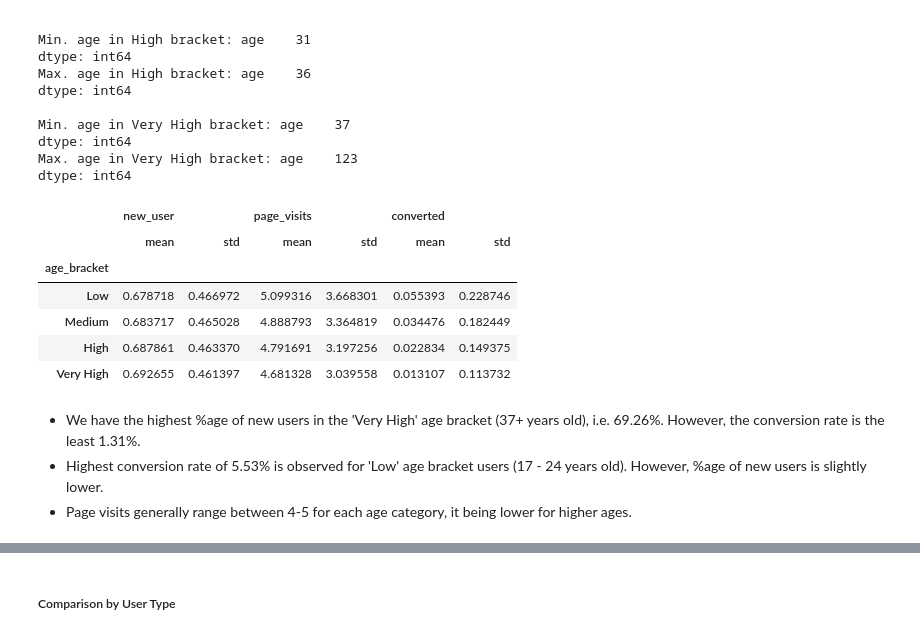
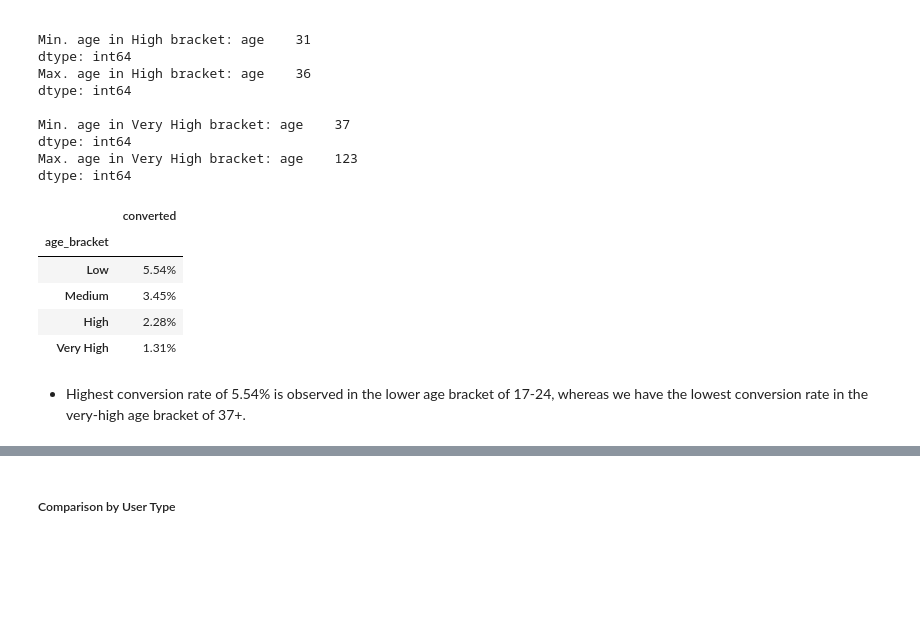
Before and after one commit to traha-89/Portafoglio, a Jupyter notebook: Landing Page Optimization/LP_CRAnalysis_Prediction_2.ipynb, the cells around one changed output, grey strips where cells are left out. Cells and saved outputs as stored; diff of their text form; code cells hidden in the pictures; blank space fills up the shorter version.

```diff
--- a/Landing Page Optimization/LP_CRAnalysis_Prediction_2.ipynb
+++ b/Landing Page Optimization/LP_CRAnalysis_Prediction_2.ipynb
@@ -97,7 +97,7 @@ Initial Observations:
 - *converted* would imply sale/conversion in that particular record/session. Average value of 0.0322 implies about 3.22% aggregate conversion rate.
 # %%
 # Convert String columns as Categorical
-cols = ['country', 'source']
+cols = ['country', 'source','new_user']
 df_original[cols] = df_original[cols].astype('category')
 
 df_original.info()
@@ -406,16 +360,13 @@ Max. age in Very High bracket: age    123
 dtype: int64
 # %%
 # Comparison of Average and Std. Deviation of New User, Page Visits and Conversion by Age
-age_review.groupby(['age_bracket'])[['new_user','page_visits','converted']].agg(['mean','std']).style.background_gradient()
+age_review.groupby(['age_bracket'], observed= True)[['converted']].mean().style.background_gradient().format("{:0.2%}")
 # %% [output]
-|  | new_user |  | page_visits |  | converted |  |
-|  | mean | std | mean | std | mean | std |
-| age_bracket |  |  |  |  |  |  |
-| Low | 0.678718 | 0.466972 | 5.099316 | 3.668301 | 0.055393 | 0.228746 |
-| Medium | 0.683717 | 0.465028 | 4.888793 | 3.364819 | 0.034476 | 0.182449 |
-| High | 0.687861 | 0.463370 | 4.791691 | 3.197256 | 0.022834 | 0.149375 |
-| Very High | 0.692655 | 0.461397 | 4.681328 | 3.039558 | 0.013107 | 0.113732 |
+|  | converted |
+| age_bracket |  |
+| Low | 5.54% |
+| Medium | 3.45% |
+| High | 2.28% |
+| Very High | 1.31% |
 # %% [markdown]
-- We have the highest %age of new users in the 'Very High' age bracket (37+ years old), i.e. 69.26%. However, the conversion rate is the least 1.31%.
-- Highest conversion rate of 5.53% is observed for 'Low' age bracket users (17 - 24 years old). However, %age of new users is slightly lower.
-- Page visits generally range between 4-5 for each age category, it being lower for higher ages.
+- Highest conversion rate of 5.54% is observed in the lower age bracket of 17-24, whereas we have the lowest conversion rate in the very-high age bracket of 37+.
```
Also changed, not shown: parts of 49 cells of this notebook.
